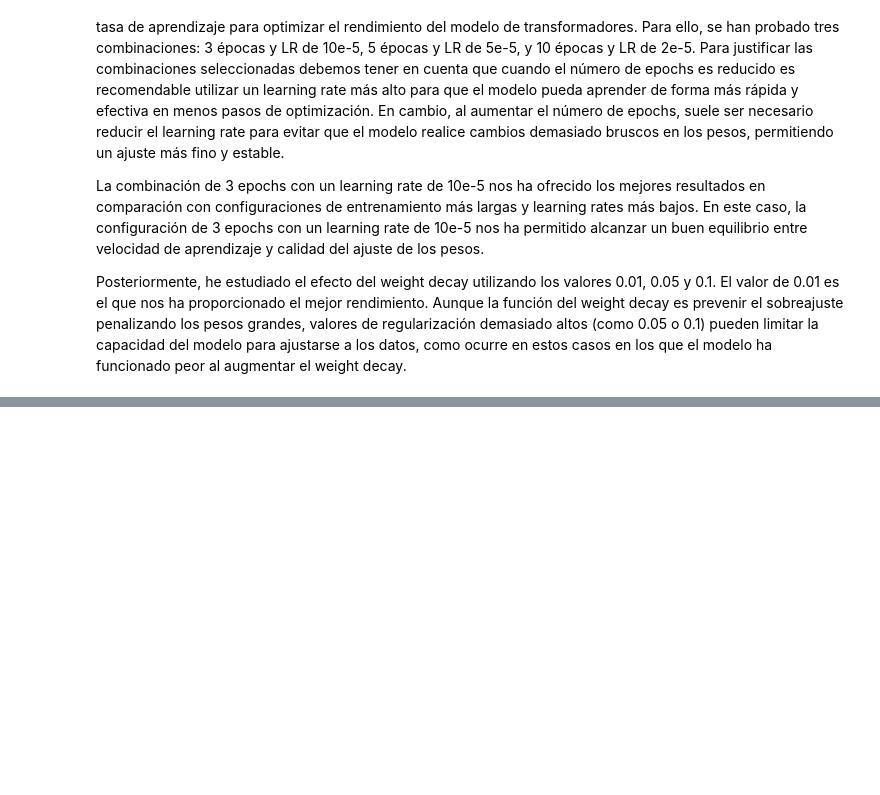
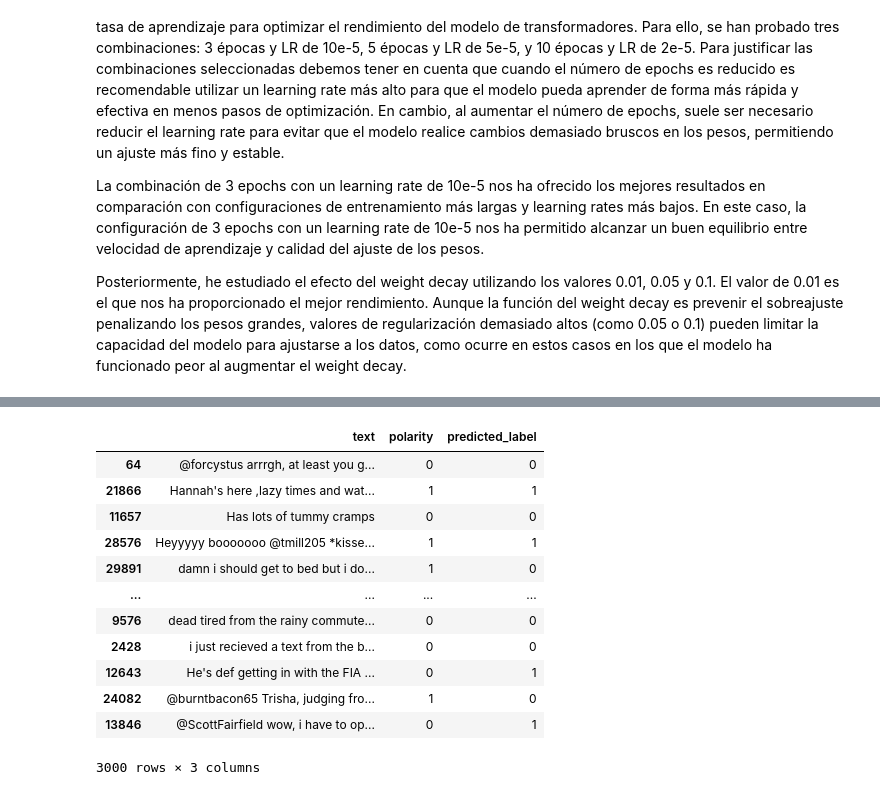
Before and after one commit to ju-mava/analisis-sentimiento-trabajo-final-p4, a Jupyter notebook: A5_Machetti_Vallverdú_Júlia.ipynb, the cells around one changed output, grey strips where cells are left out. Drawn from its saved outputs; the diff is of its cells as text; code cells hidden in the pictures; blank space fills up the shorter version.

```diff
--- a/A5_Machetti_Vallverdú_Júlia.ipynb
+++ b/A5_Machetti_Vallverdú_Júlia.ipynb
@@ -816,0 +987,16 @@ Posteriormente, he estudiado el efecto del weight decay utilizando los valores 0
+# %%
+df_test
+# %% [output]
+|  | text | polarity | predicted_label |
+| 64 | @forcystus arrrgh, at least you g... | 0 | 0 |
+| 21866 | Hannah's here ,lazy times and wat... | 1 | 1 |
+| 11657 | Has lots of tummy cramps | 0 | 0 |
+| 28576 | Heyyyyy booooooo @tmill205 *kisse... | 1 | 1 |
+| 29891 | damn i should get to bed but i do... | 1 | 0 |
+| ... | ... | ... | ... |
+| 9576 | dead tired from the rainy commute... | 0 | 0 |
+| 2428 | i just recieved a text from the b... | 0 | 0 |
+| 12643 | He's def getting in with the FIA ... | 0 | 1 |
+| 24082 | @burntbacon65 Trisha, judging fro... | 1 | 0 |
+| 13846 | @ScottFairfield wow, i have to op... | 0 | 1 |
+3000 rows × 3 columns
```
Also changed, not shown: parts of 39 cells of this notebook.
